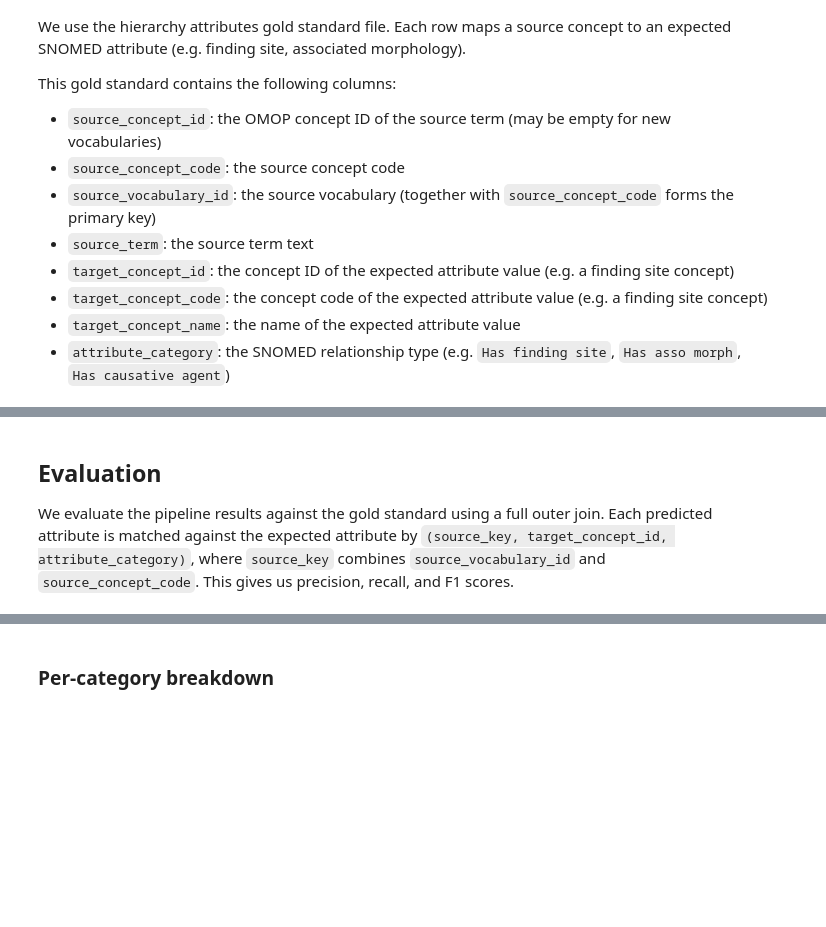
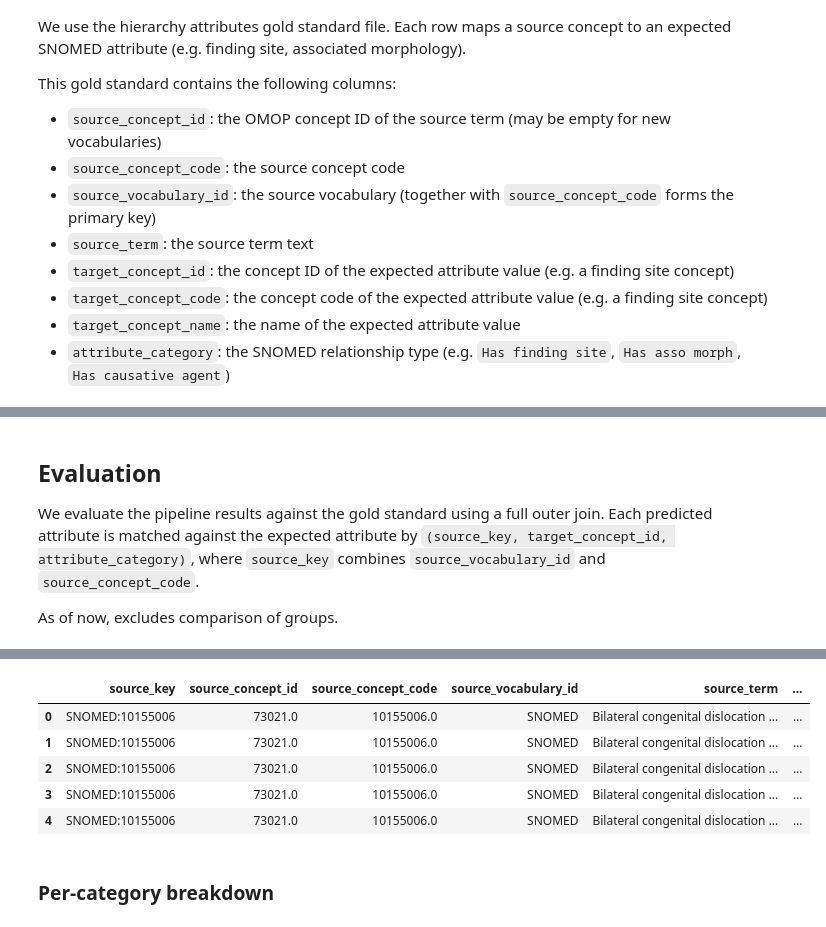
Before and after one commit to OHDSI/Ariadne, a Jupyter notebook: docs/notebooks/02_evaluate_hierarchy.ipynb, the cells around one changed output, grey strips where cells are left out. Saved outputs shown, nothing was run; the diff lists cells and outputs as text; code cells hidden in the pictures; blank space fills up the shorter version.

```diff
--- a/docs/notebooks/02_evaluate_hierarchy.ipynb
+++ b/docs/notebooks/02_evaluate_hierarchy.ipynb
@@ -131,12 +158,14 @@ results_df.head(10)
 We evaluate the pipeline results against the gold standard using a full outer join.
 Each predicted attribute is matched against the expected attribute by `(source_key, target_concept_id, attribute_category)`,
 where `source_key` combines `source_vocabulary_id` and `source_concept_code`.
-This gives us precision, recall, and F1 scores.
+
+As of now, excludes comparison of groups.
 # %%
 from ariadne.evaluation.hierarchy_attribute_evaluator import evaluate_results
 
 # Set output directory relative to project root
 output_dir = project_root / "data" / "notebook_results"
 
-eval_df = evaluate_results(results, str(attribute_gs_path), output_dir)
-eval_df.head(20)
+eval_df = evaluate_results(results, str(attribute_gs_path), output_dir, config.hierarchy)
+eval_df.head()
+# %% [output]
@@ -143,3 +179,9 @@ eval_df.head(20)
+|  | source_key | source_concept_id | source_concept_code | source_vocabulary_id | source_term | ... |
+| 0 | SNOMED:10155006 | 73021.0 | 10155006.0 | SNOMED | Bilateral congenital dislocation ... | ... |
+| 1 | SNOMED:10155006 | 73021.0 | 10155006.0 | SNOMED | Bilateral congenital dislocation ... | ... |
+| 2 | SNOMED:10155006 | 73021.0 | 10155006.0 | SNOMED | Bilateral congenital dislocation ... | ... |
+| 3 | SNOMED:10155006 | 73021.0 | 10155006.0 | SNOMED | Bilateral congenital dislocation ... | ... |
+| 4 | SNOMED:10155006 | 73021.0 | 10155006.0 | SNOMED | Bilateral congenital dislocation ... | ... |
 # %% [markdown]
 ### Per-category breakdown
 # %%
```
Also changed, not shown: parts of 22 cells of this notebook, 59 other files.
